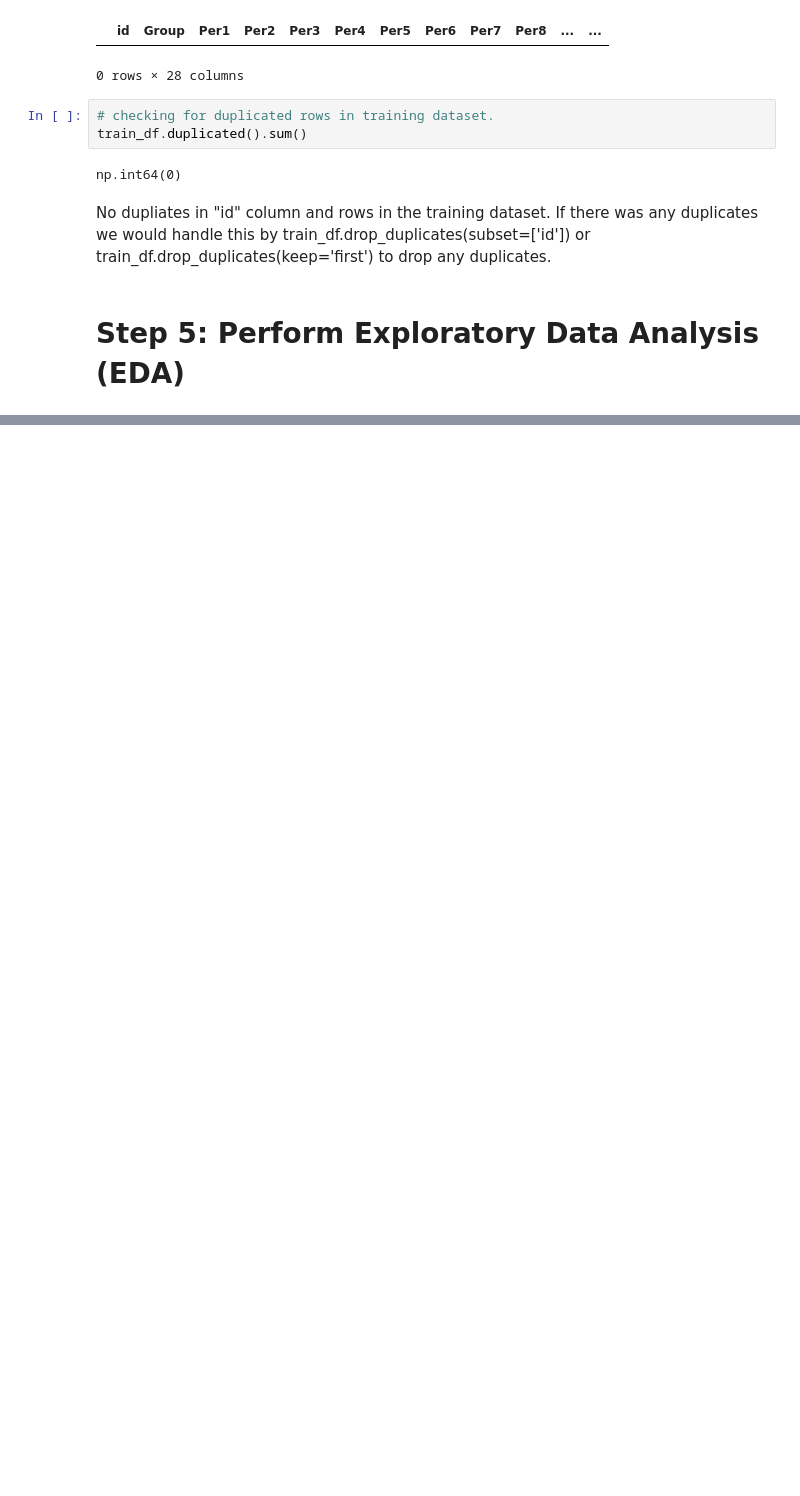
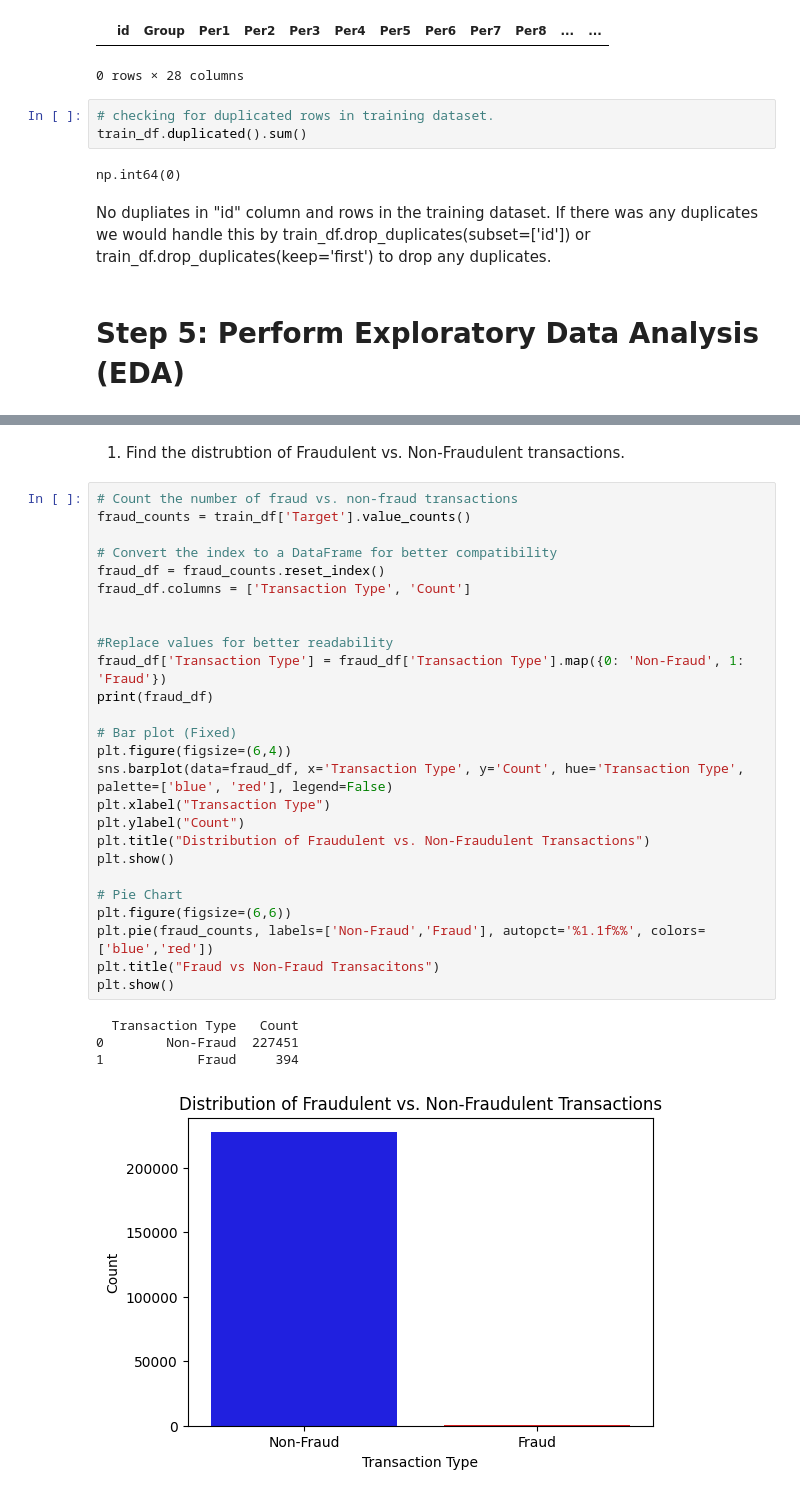
Before and after one commit to ctimothy14/fraud-analysis, a Jupyter notebook: fraud_analysis.ipynb, the cells around one changed output, grey strips where cells are left out. Saved outputs shown, nothing was run; the diff lists cells and outputs as text; blank space fills up the shorter version.

```diff
--- a/fraud_analysis.ipynb
+++ b/fraud_analysis.ipynb
@@ -262,0 +242,33 @@ for i in train_df.columns:
+# %% [markdown]
+1. Find the distrubtion of Fraudulent vs. Non-Fraudulent transactions.
+# %%
+# Count the number of fraud vs. non-fraud transactions
+fraud_counts = train_df['Target'].value_counts()
+
+# Convert the index to a DataFrame for better compatibility
+fraud_df = fraud_counts.reset_index()
+fraud_df.columns = ['Transaction Type', 'Count']
+
+
+#Replace values for better readability
+fraud_df['Transaction Type'] = fraud_df['Transaction Type'].map({0: 'Non-Fraud', 1: 'Fraud'})
+print(fraud_df)
+
+# Bar plot (Fixed)
+plt.figure(figsize=(6,4))
+sns.barplot(data=fraud_df, x='Transaction Type', y='Count', hue='Transaction Type', palette=['blue', 'red'], legend=False)
+plt.xlabel("Transaction Type")
+plt.ylabel("Count")
+plt.title("Distribution of Fraudulent vs. Non-Fraudulent Transactions")
+plt.show()
+
+# Pie Chart
+plt.figure(figsize=(6,6))
+plt.pie(fraud_counts, labels=['Non-Fraud','Fraud'], autopct='%1.1f%%', colors=['blue','red'])
+plt.title("Fraud vs Non-Fraud Transacitons")
+plt.show()
+# %% [output]
+  Transaction Type   Count
+0        Non-Fraud  227451
+1            Fraud     394
+[figure, added]
```
Also changed, not shown: parts of 9 cells of this notebook.
